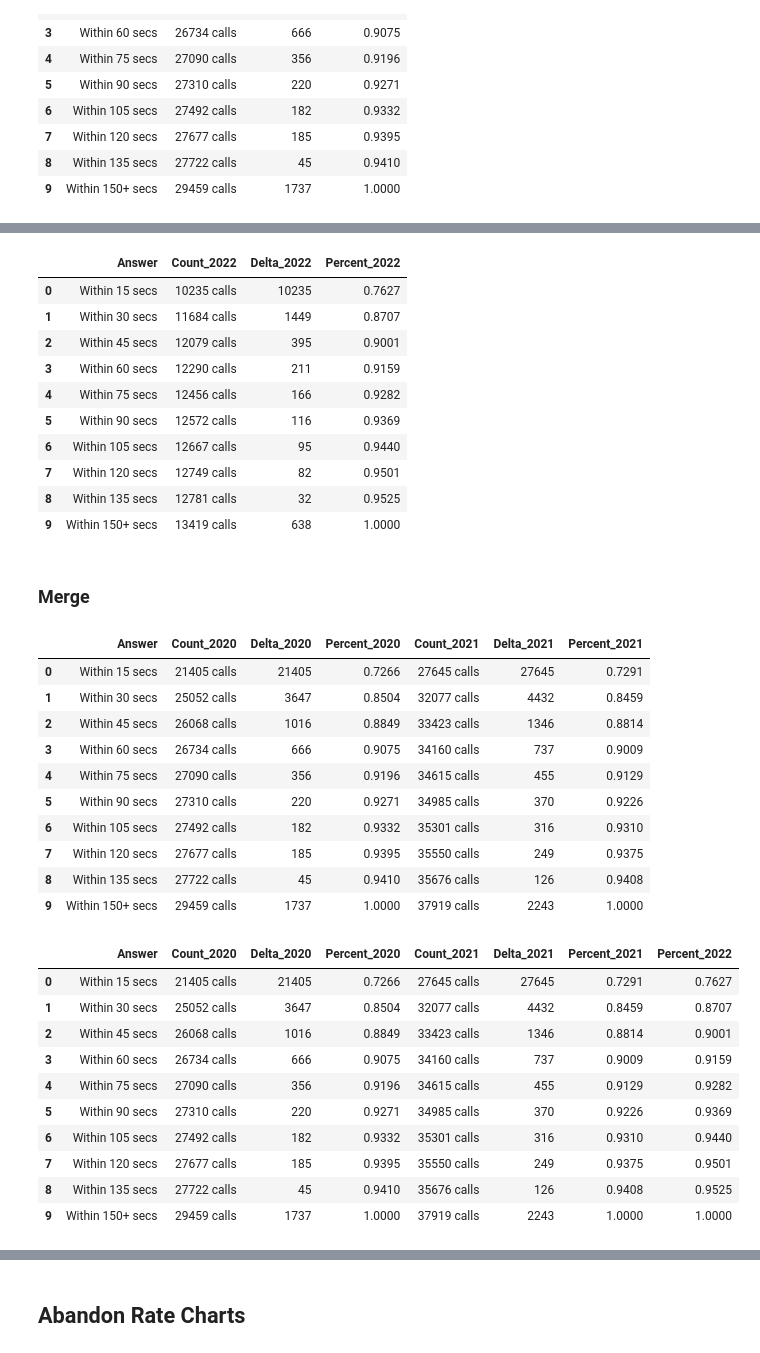
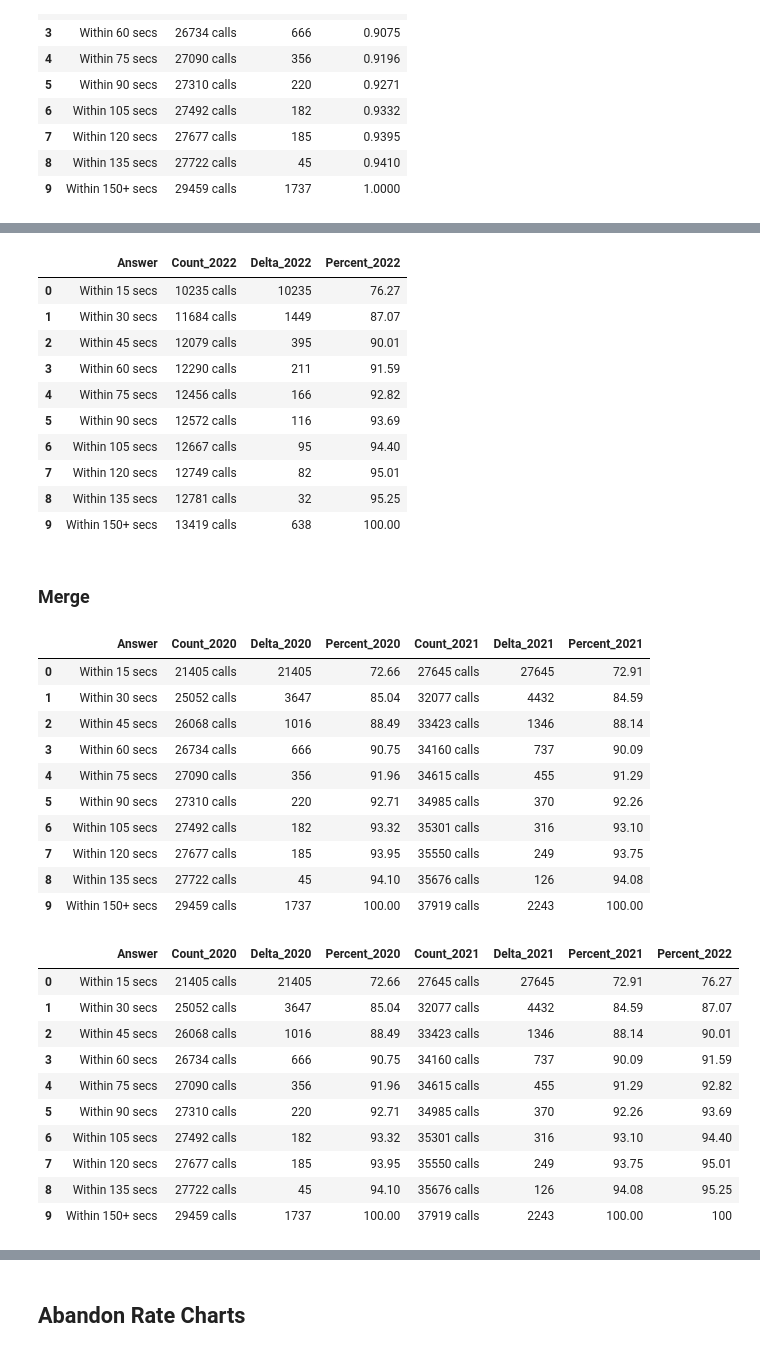
Before and after one commit to NSS-Data-Analytics-Cohort-6/fcs-crisis-sailing-the-seaborn, a Jupyter notebook: notebooks/FCS_Crisis_Study.ipynb, the cells around one changed output, grey strips where cells are left out. Drawn from its saved outputs; the diff is of its cells as text; code cells hidden in the pictures.

```diff
--- a/notebooks/FCS_Crisis_Study.ipynb
+++ b/notebooks/FCS_Crisis_Study.ipynb
@@ -107,3 +107,7 @@ service_speed_2020
 | 7 | Within 120 secs | 27677 calls | 185 | 0.9395 |
 | 8 | Within 135 secs | 27722 calls | 45 | 0.9410 |
 | 9 | Within 150+ secs | 29459 calls | 1737 | 1.0000 |
+# %%
+#month_dist_2022[‘% Answ’] = (month_dist_2022[‘% Answ’]*100).round(2)
+service_speed_2020['Percent_2020'] = (service_speed_2020['Percent_2020']*100).round(2)
+service_speed_2020
@@ -117,6 +133,7 @@ service_speed_2020
 # %%
 service_speed_2021 = pd.read_excel('../data/call_volume.xlsx', sheet_name='2021', skiprows=93, nrows=10, usecols='A:D')
 service_speed_2021.columns = ['Answer', 'Count_2021', 'Delta_2021', 'Percent_2021']
+service_speed_2021['Percent_2021'] = (service_speed_2021['Percent_2021']*100).round(2)
 service_speed_2021
 # %% [output]
 |  | Answer | Count_2021 | Delta_2021 | Percent_2021 |
@@ -137,19 +154,20 @@ service_speed_2021
 # %%
 service_speed_2022 = pd.read_excel('../data/call_volume.xlsx', sheet_name='2022', skiprows=80, nrows=10, usecols='A:D')
 service_speed_2022.columns = ['Answer', 'Count_2022', 'Delta_2022', 'Percent_2022']
+service_speed_2022['Percent_2022'] = (service_speed_2022['Percent_2022']*100).round(2)
 service_speed_2022
 # %% [output]
 |  | Answer | Count_2022 | Delta_2022 | Percent_2022 |
-| 0 | Within 15 secs | 10235 calls | 10235 | 0.7627 |
-| 1 | Within 30 secs | 11684 calls | 1449 | 0.8707 |
-| 2 | Within 45 secs | 12079 calls | 395 | 0.9001 |
-| 3 | Within 60 secs | 12290 calls | 211 | 0.9159 |
-| 4 | Within 75 secs | 12456 calls | 166 | 0.9282 |
-| 5 | Within 90 secs | 12572 calls | 116 | 0.9369 |
-| 6 | Within 105 secs | 12667 calls | 95 | 0.9440 |
-| 7 | Within 120 secs | 12749 calls | 82 | 0.9501 |
-| 8 | Within 135 secs | 12781 calls | 32 | 0.9525 |
-| 9 | Within 150+ secs | 13419 calls | 638 | 1.0000 |
+| 0 | Within 15 secs | 10235 calls | 10235 | 76.27 |
+| 1 | Within 30 secs | 11684 calls | 1449 | 87.07 |
+| 2 | Within 45 secs | 12079 calls | 395 | 90.01 |
+| 3 | Within 60 secs | 12290 calls | 211 | 91.59 |
+| 4 | Within 75 secs | 12456 calls | 166 | 92.82 |
+| 5 | Within 90 secs | 12572 calls | 116 | 93.69 |
+| 6 | Within 105 secs | 12667 calls | 95 | 94.40 |
+| 7 | Within 120 secs | 12749 calls | 82 | 95.01 |
+| 8 | Within 135 secs | 12781 calls | 32 | 95.25 |
+| 9 | Within 150+ secs | 13419 calls | 638 | 100.00 |
 # %%
 #year = ['2022', '2022', '2022', '2022', '2022', '2022', '2022', '2022', '2022', '2022',]
 #service_speed_2022['Year'] = year
@@ -161,36 +179,36 @@ service_speed_2020_2021 = pd.merge(service_speed_2020, service_speed_2021, on='A
 service_speed_2020_2021
 # %% [output]
 |  | Answer | Count_2020 | Delta_2020 | Percent_2020 | Count_2021 | Delta_2021 | Percent_2021 |
-| 0 | Within 15 secs | 21405 calls | 21405 | 0.7266 | 27645 calls | 27645 | 0.7291 |
-| 1 | Within 30 secs | 25052 calls | 3647 | 0.8504 | 32077 calls | 4432 | 0.8459 |
-| 2 | Within 45 secs | 26068 calls | 1016 | 0.8849 | 33423 calls | 1346 | 0.8814 |
-| 3 | Within 60 secs | 26734 calls | 666 | 0.9075 | 34160 calls | 737 | 0.9009 |
-| 4 | Within 75 secs | 27090 calls | 356 | 0.9196 | 34615 calls | 455 | 0.9129 |
-| 5 | Within 90 secs | 27310 calls | 220 | 0.9271 | 34985 calls | 370 | 0.9226 |
-| 6 | Within 105 secs | 27492 calls | 182 | 0.9332 | 35301 calls | 316 | 0.9310 |
-| 7 | Within 120 secs | 27677 calls | 185 | 0.9395 | 35550 calls | 249 | 0.9375 |
-| 8 | Within 135 secs | 27722 calls | 45 | 0.9410 | 35676 calls | 126 | 0.9408 |
-| 9 | Within 150+ secs | 29459 calls | 1737 | 1.0000 | 37919 calls | 2243 | 1.0000 |
+| 0 | Within 15 secs | 21405 calls | 21405 | 72.66 | 27645 calls | 27645 | 72.91 |
+| 1 | Within 30 secs | 25052 calls | 3647 | 85.04 | 32077 calls | 4432 | 84.59 |
+| 2 | Within 45 secs | 26068 calls | 1016 | 88.49 | 33423 calls | 1346 | 88.14 |
+| 3 | Within 60 secs | 26734 calls | 666 | 90.75 | 34160 calls | 737 | 90.09 |
+| 4 | Within 75 secs | 27090 calls | 356 | 91.96 | 34615 calls | 455 | 91.29 |
+| 5 | Within 90 secs | 27310 calls | 220 | 92.71 | 34985 calls | 370 | 92.26 |
+| 6 | Within 105 secs | 27492 calls | 182 | 93.32 | 35301 calls | 316 | 93.10 |
+| 7 | Within 120 secs | 27677 calls | 185 | 93.95 | 35550 calls | 249 | 93.75 |
+| 8 | Within 135 secs | 27722 calls | 45 | 94.10 | 35676 calls | 126 | 94.08 |
+| 9 | Within 150+ secs | 29459 calls | 1737 | 100.00 | 37919 calls | 2243 | 100.00 |
 # %%
-service_speed_2022 = ['0.7627', '0.8707', '0.9001', '0.9159', '0.9282', '0.9369', '0.9440', '0.9501', '0.9525', '1.0000']
-service_speed_2020_2021['Percent_2022'] = speed_percent_2022
+service_speed_2022 = ['76.27', '87.07', '90.01', '91.59', '92.82', '93.69', '94.40', '95.01', '95.25', '100']
+service_speed_2020_2021['Percent_2022'] = service_speed_2022
 
 #service_speed_2020_2022 = pd.merge(service_speed_2020_2021, service_speed_2022, on='Answer', how='inner')
 #service_speed_2020_2022
 
 service_speed_2020_2021
 # %% [output]
 |  | Answer | Count_2020 | Delta_2020 | Percent_2020 | Count_2021 | Delta_2021 | Percent_2021 | Percent_2022 |
-| 0 | Within 15 secs | 21405 calls | 21405 | 0.7266 | 27645 calls | 27645 | 0.7291 | 0.7627 |
-| 1 | Within 30 secs | 25052 calls | 3647 | 0.8504 | 32077 calls | 4432 | 0.8459 | 0.8707 |
-| 2 | Within 45 secs | 26068 calls | 1016 | 0.8849 | 33423 calls | 1346 | 0.8814 | 0.9001 |
-| 3 | Within 60 secs | 26734 calls | 666 | 0.9075 | 34160 calls | 737 | 0.9009 | 0.9159 |
-| 4 | Within 75 secs | 27090 calls | 356 | 0.9196 | 34615 calls | 455 | 0.9129 | 0.9282 |
-| 5 | Within 90 secs | 27310 calls | 220 | 0.9271 | 34985 calls | 370 | 0.9226 | 0.9369 |
-| 6 | Within 105 secs | 27492 calls | 182 | 0.9332 | 35301 calls | 316 | 0.9310 | 0.9440 |
-| 7 | Within 120 secs | 27677 calls | 185 | 0.9395 | 35550 calls | 249 | 0.9375 | 0.9501 |
-| 8 | Within 135 secs | 27722 calls | 45 | 0.9410 | 35676 calls | 126 | 0.9408 | 0.9525 |
-| 9 | Within 150+ secs | 29459 calls | 1737 | 1.0000 | 37919 calls | 2243 | 1.0000 | 1.0000 |
+| 0 | Within 15 secs | 21405 calls | 21405 | 72.66 | 27645 calls | 27645 | 72.91 | 76.27 |
+| 1 | Within 30 secs | 25052 calls | 3647 | 85.04 | 32077 calls | 4432 | 84.59 | 87.07 |
+| 2 | Within 45 secs | 26068 calls | 1016 | 88.49 | 33423 calls | 1346 | 88.14 | 90.01 |
+| 3 | Within 60 secs | 26734 calls | 666 | 90.75 | 34160 calls | 737 | 90.09 | 91.59 |
+| 4 | Within 75 secs | 27090 calls | 356 | 91.96 | 34615 calls | 455 | 91.29 | 92.82 |
+| 5 | Within 90 secs | 27310 calls | 220 | 92.71 | 34985 calls | 370 | 92.26 | 93.69 |
+| 6 | Within 105 secs | 27492 calls | 182 | 93.32 | 35301 calls | 316 | 93.10 | 94.40 |
+| 7 | Within 120 secs | 27677 calls | 185 | 93.95 | 35550 calls | 249 | 93.75 | 95.01 |
+| 8 | Within 135 secs | 27722 calls | 45 | 94.10 | 35676 calls | 126 | 94.08 | 95.25 |
+| 9 | Within 150+ secs | 29459 calls | 1737 | 100.00 | 37919 calls | 2243 | 100.00 | 100 |
 # %%
 service_speed_2020_2022=service_speed_2020_2021
 service_speed_2020_2022.columns = ['Answer', 'Count_2020', 'Delta_2020', 'Percent_2020', 'Count_2021', 'Delta_2021', 'Percent_2021', 'Percent_2022']
```
Also changed, not shown: parts of 69 cells of this notebook.
